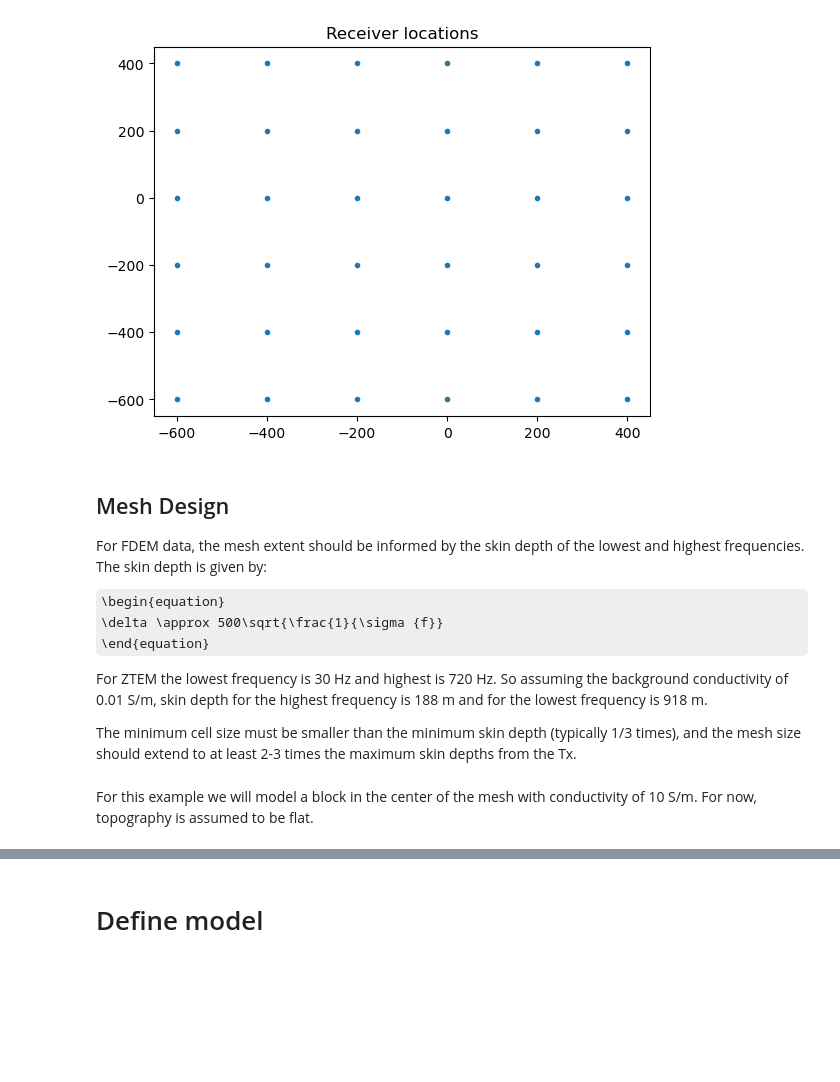
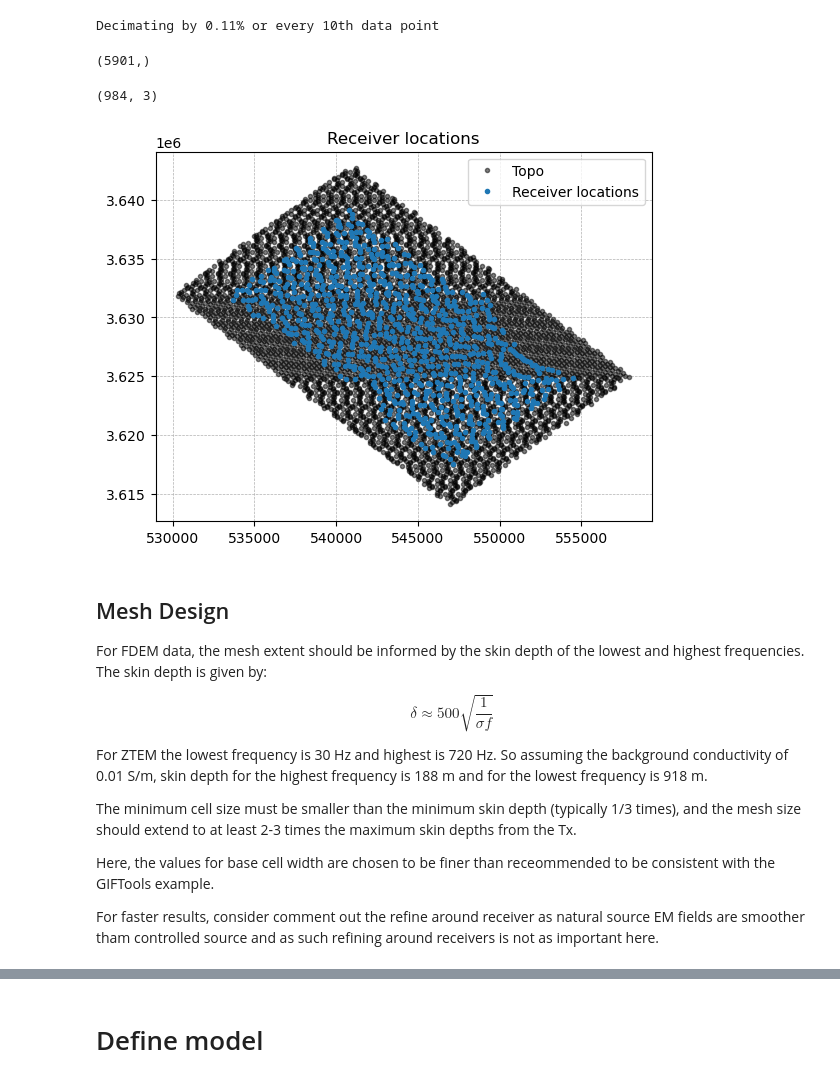
Before and after one commit to pokarparth/ztem_simpeg, a Jupyter notebook: notebooks/ztem_true_deci.ipynb, the cells around one changed output, grey strips where cells are left out. Cells and saved outputs as stored; diff of their text form; code cells hidden in the pictures; some formulas as TeX source; blank space fills up the shorter version.

```diff
--- a/notebooks/ztem_true_deci.ipynb
+++ b/notebooks/ztem_true_deci.ipynb
@@ -34,21 +35,60 @@ topo = np.loadtxt(dir + "topo.xyz")
-# %%
-
-
-receiver_locations = ndgrid(np.arange(-600, 600, 200),np.arange(-600, 600, 200),)
-rx_z = np.ones_like(receiver_locations[:,0]) * 50
-receiver_locations = np.c_[receiver_locations,rx_z]
-
-plt.plot(receiver_locations[:, 0], receiver_locations[:, 1], '.')
-plt.title('Receiver locations')
-plt.show()
-# %% [output]
-[figure, removed]
+# %%
+# Import data as a list and rearrange the data based on frequencies
+data_by_freq = {}
+
+with open(dir + "ztem_data.dat", 'r') as file:
+    # Iterate over each line in the file
+    for line in file:
+        # If the line starts with "frequency", update the current frequency
+
+        if line.startswith("FREQUENCY"):
+            current_freq = int(line.split()[1])  # Assuming the frequency is an integer
+            data_by_freq[current_freq] = []
+            n_recv = int(next(file).split()[1])  # Get the number of rows for the current frequency
+            for _ in range(n_recv):  # Read the next n_recv lines
+                row = [float(x) for x in next(file).split()]
+                row_without_zeros = [x for x in row if x != 0.0]  # Ignore columns with zeros
+                row_without_zeros.append(current_freq)  # Add the frequency as a new column
+                data_by_freq[current_freq].append(row_without_zeros)
+
+# Convert list to array organized as (x,y,z, Tzx_real,Tzx_imag, Tzy_real,Tzy_imag, freq)
+ztem_data = np.concatenate([np.array(data_by_freq[freq]) for freq in data_by_freq])
+# %%
+# #Decimate data to include every decimation-factor point
+decimation_factor = 0.0011
+decimation_index = int(n_recv*decimation_factor)
+print(f"Decimating by {decimation_factor*100}% or every {decimation_index}th data point")
+ztem_data_deci = ztem_data[::decimation_index]
+topo_deci = topo[::decimation_index]
+# %% [output]
+Decimating by 0.11% or every 10th data point
+(5901,)
+# %%
+#rx_subset = ztem_data_deci[ztem_data_deci[:,-1] == ztem_data_deci[:,-1][9]]
+def rx_locs(data, freq):
+    rx_subset = data[data[:,-1] == freq]
+    rx_x = rx_subset[:, 0]
+    rx_y = rx_subset[:, 1]
+    rx_z = rx_subset[:, 2]
+    receiver_locations = np.c_[rx_x,rx_y,rx_z]
+    return receiver_locations
+receiver_locations = rx_locs(ztem_data_deci, 30)
+print(receiver_locations.shape)
+plt.plot(topo_deci[:, 0], topo_deci[:, 1],'k.',alpha=0.5,label='Topo')
+plt.plot(receiver_locations[:, 0], receiver_locations[:, 1],'.',label='Receiver locations')
+plt.title('Receiver locations')
+plt.grid(which='both', linestyle='--', linewidth=0.5)
+plt.legend()
+plt.show()
+# %% [output]
+(984, 3)
+[figure, added]
 # %% [markdown]
 ## Mesh Design
 For FDEM data, the mesh extent should be informed by the skin depth of the lowest and highest frequencies. The skin depth is given by:
 
 \begin{equation}
-\delta \approx 500\sqrt{\frac{1}{\sigma {f}}
+\delta \approx 500\sqrt{\frac{1}{\sigma {f}}}
 \end{equation}
 
 For ZTEM the lowest frequency is 30 Hz and highest is 720 Hz.
@@ -56,6 +96,7 @@ So assuming the background conductivity of 0.01 S/m,
 skin depth for the highest frequency is 188 m and for the lowest frequency is 918 m.
 
 The minimum cell size must be smaller than the minimum skin depth (typically 1/3 times), and the mesh size should extend to at least 2-3 times the maximum skin depths from the Tx.
+
+Here, the values for base cell width are chosen to be finer than receommended to be consistent with the GIFTools example.
+
+For faster results, consider comment out the refine around receiver as natural source EM fields are smoother tham controlled source and as such refining around receivers is not as important here.
-# %% [markdown]
-For this example we will model a block in the center of the mesh with conductivity of 10 S/m.
-For now, topography is assumed to be flat.
```
Also changed, not shown: parts of 38 cells of this notebook.
